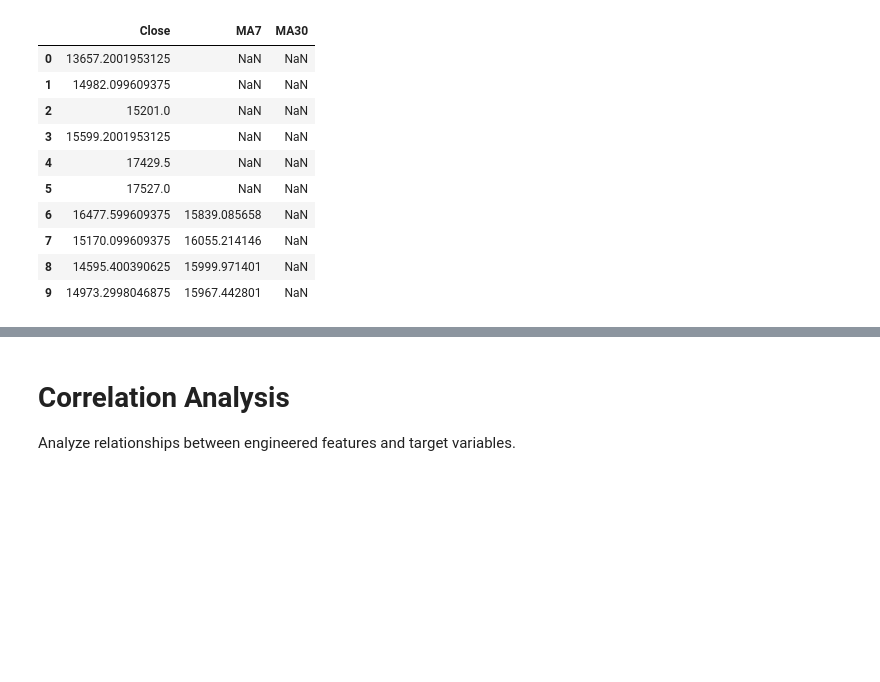
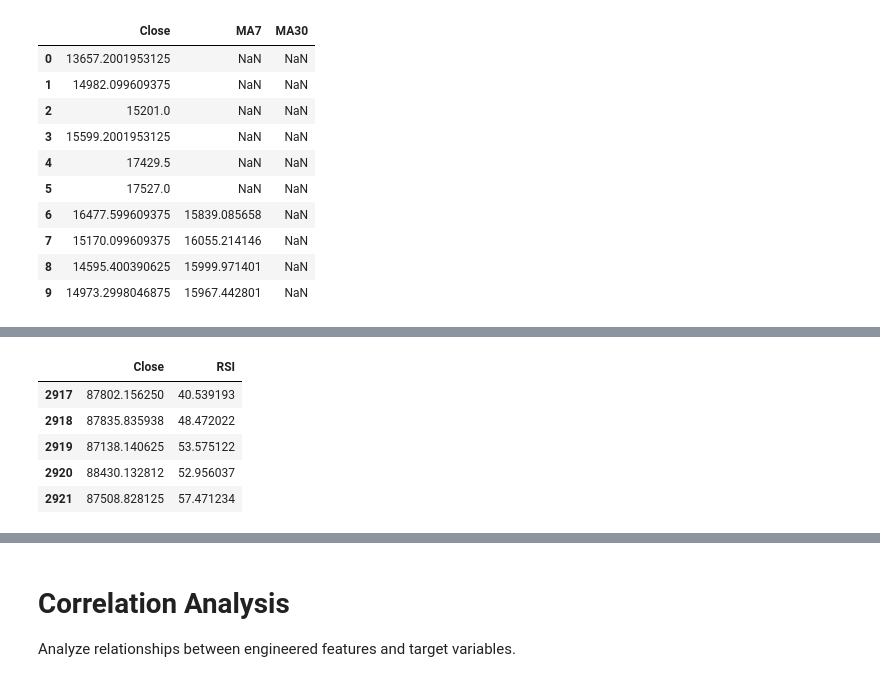
Before and after one commit to hassan-ali786/smart-crypto-price-predictor, a Jupyter notebook: notebooks/features.ipynb, the cells around one changed output, grey strips where cells are left out. Drawn from its saved outputs; the diff is of its cells as text; code cells hidden in the pictures; blank space fills up the shorter version.

```diff
--- a/notebooks/features.ipynb
+++ b/notebooks/features.ipynb
@@ -115 +148,21 @@ df[['Close', 'Lag1', 'Lag2', 'Lag3']].head()
+# %%
+delta = df['Close'].diff()
+
+gain = delta.where(delta > 0, 0)
+loss = -delta.where(delta < 0, 0)
+
+avg_gain = gain.rolling(window=14).mean()
+avg_loss = loss.rolling(window=14).mean()
+
+rs = avg_gain / avg_loss
+
+df['RSI'] = 100 - (100 / (1 + rs))
+df[['Close','RSI']].tail()
+# %% [output]
+|  | Close | RSI |
+| 2917 | 87802.156250 | 40.539193 |
+| 2918 | 87835.835938 | 48.472022 |
+| 2919 | 87138.140625 | 53.575122 |
+| 2920 | 88430.132812 | 52.956037 |
+| 2921 | 87508.828125 | 57.471234 |
 # %% [markdown]
```
Also changed, not shown: parts of 20 cells of this notebook.
